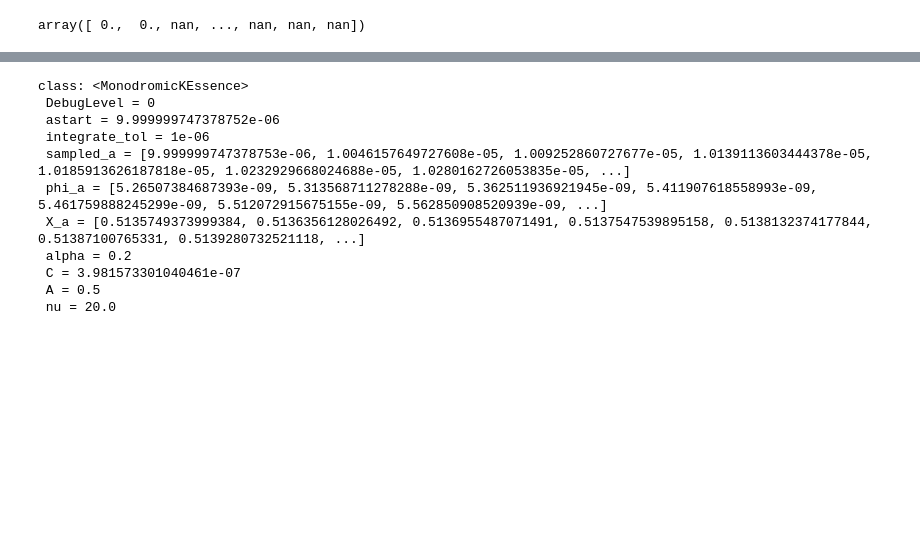
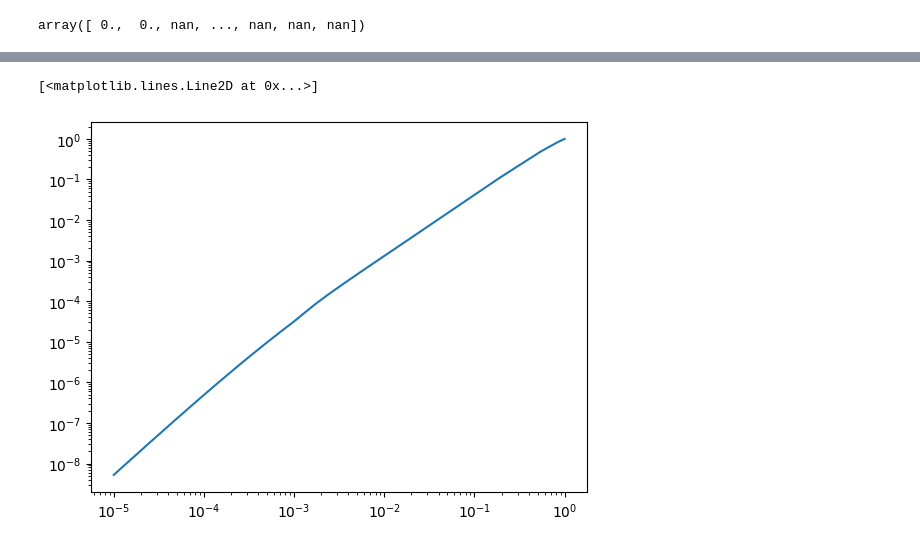
Before and after one commit to SBU-COSMOLIKE/CAMB-Monodromic, a Jupyter notebook: docs/KEssence_demo.ipynb, the cells around one changed output, grey strips where cells are left out. Drawn from its saved outputs; the diff is of its cells as text; code cells hidden in the pictures; blank space fills up the shorter version.

```diff
--- a/docs/KEssence_demo.ipynb
+++ b/docs/KEssence_demo.ipynb
@@ -104,14 +99,6 @@ plt.semilogx(case.sampled_a, case.X_a)
-# %%
-case
-# %% [output]
-class: <MonodromicKEssence>
- DebugLevel = 0
- astart = 9.999999747378752e-06
- integrate_tol = 1e-06
- sampled_a = [9.999999747378753e-06, 1.0046157649727608e-05, 1.009252860727677e-05, 1.0139113603444378e-05, 1.0185913626187818e-05, 1.0232929668024688e-05, 1.0280162726053835e-05, ...]
- phi_a = [5.26507384687393e-09, 5.313568711278288e-09, 5.362511936921945e-09, 5.411907618558993e-09, 5.461759888245299e-09, 5.512072915675155e-09, 5.562850908520939e-09, ...]
- X_a = [0.5135749373999384, 0.5136356128026492, 0.5136955487071491, 0.5137547539895158, 0.5138132374177844, 0.51387100765331, 0.5139280732521118, ...]
- alpha = 0.2
- C = 3.981573301040461e-07
- A = 0.5
- nu = 20.0
+# %%
+case = results[1].Params.DarkEnergy
+plt.loglog(case.sampled_a, case.phi_a)
+# %% [output]
+[<matplotlib.lines.Line2D at 0x...>]
+[figure, added]
```
Also changed, not shown: parts of 5 cells of this notebook, 3 other files.
